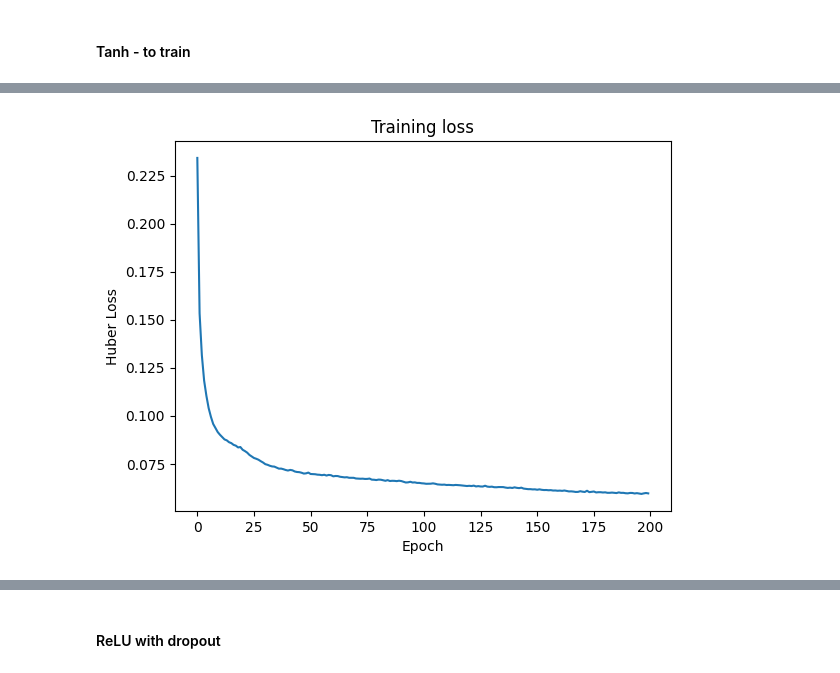
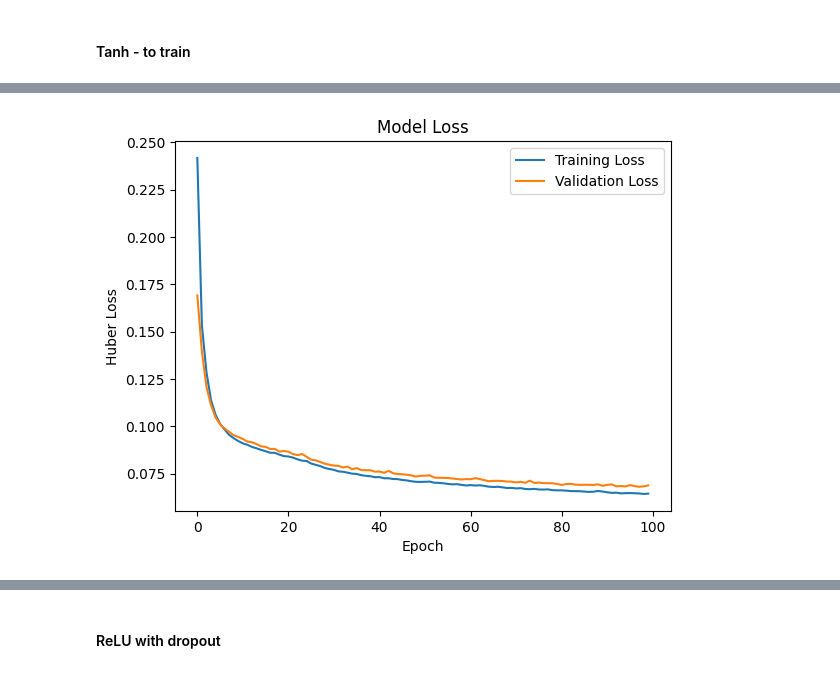
Before and after one commit to andreamurari/DataDriven_Soccer_Scouting, a Jupyter notebook: DataDriven_Soccer_Scouting.ipynb, the cells around one changed output, grey strips where cells are left out. Drawn from its saved outputs; the diff is of its cells as text; code cells hidden in the pictures.

```diff
--- a/DataDriven_Soccer_Scouting.ipynb
+++ b/DataDriven_Soccer_Scouting.ipynb
@@ -83,9 +86,15 @@ X = df[features].copy()
 
 print(f"Matrix 'X' shape: {X.shape[0]} players x {X.shape[1]} statistics")
 
-# Standardize the features
+X_train, X_val = train_test_split(X, test_size=0.2, random_state=42)
+
 scaler = StandardScaler()
-X_scaled = scaler.fit_transform(X)
+
+# FIT (impara media e varianza) e TRANSFORM (applica) SOLO sul train
+X_train_scaled = scaler.fit_transform(X_train)
+
+# SOLO TRANSFORM sul validation, usando le regole imparate sopra
+X_val_scaled = scaler.transform(X_val)
 
 # IMPORTANT: Save the original features list (before it gets modified in KMeans section)
 # Why? The KMeans section will remove "noisy" columns (Playing Time, Penalties, etc.)
@@ -396,29 +303,28 @@ Extracting 10D DNA representation...
 # %% [markdown]
 #### Tanh - to train
 # %%
-%%script echo skipping
 print("--- Building Deep Autoencoder (TensorFlow/Keras) ---")
 
-input_dim = X_scaled.shape[1]
+# L'input deve essere la dimensione dei dati scalati, NON di X_scaled globale
+input_dim = X_train_scaled.shape[1]
 
 # ==========================================
 # 1. MODEL ARCHITECTURE
 # ==========================================
-# Input
 input_layer = layers.Input(shape=(input_dim,))
 
-# ENCODER (tanh compression)
+# ENCODER (Coerente: usiamo solo ReLU per i layer nascosti)
 encoded = layers.Dense(64, activation='tanh')(input_layer)
 encoded = layers.Dense(32, activation='tanh')(encoded)
 
-# BOTTLENECK (10-dimensional latent space)
-bottleneck_layer = layers.Dense(10, activation='tanh', name='dna_bottleneck')(encoded)
+# BOTTLENECK (Corretto a 'linear' per mappare liberamente le distribuzioni)
+bottleneck_layer = layers.Dense(10, activation='linear', name='dna_bottleneck')(encoded)
 
-# DECODER (Reconstruction)
+# DECODER
 decoded = layers.Dense(32, activation='tanh')(bottleneck_layer)
 decoded = layers.Dense(64, activation='tanh')(decoded)
 
-# Final output (returns to original number of columns, linear)
+# Final output (Lineare, per ricostruire i valori originariamente standardizzati)
 output_layer = layers.Dense(input_dim, activation='linear')(decoded)
 
 # ==========================================
@@ -428,14 +334,28 @@ autoencoder = models.Model(inputs=input_layer, outputs=output_layer)
 autoencoder.compile(optimizer='adam', loss='huber')
 
 print("\nTraining in progress...")
-autoencoder.fit(X_scaled, X_scaled, epochs=200, batch_size=32, verbose=1)
+
+# L'EarlyStopping è obbligatorio per non far memorizzare a memoria il dataset alla rete
+early_stop = EarlyStopping(monitor='val_loss', patience=15, restore_best_weights=True)
+
+# Addestriamo SOLO sul train set e validiamo sul validation set
+history = autoencoder.fit(
+    X_train_scaled, X_train_scaled,
+    epochs=100,
+    batch_size=32,
+    validation_data=(X_val_scaled, X_val_scaled), # Validation esplicito
+    callbacks=[early_stop],
+    verbose=1
+)
 print("Training completed!")
 
-plot_loss = autoencoder.history.history['loss']
-plt.plot(plot_loss)
-plt.title('Training loss')
-plt.xlabel('Epoch')
-plt.ylabel('Huber Loss')
+# Tracciamo entrambe le curve per verificare l'assenza di overfitting
+plt.plot(history.history['loss'], label='Training Loss')
+plt.plot(history.history['val_loss'], label='Validation Loss')
+plt.title("Model Loss")
+plt.xlabel("Epoch")
+plt.ylabel("Huber Loss")
+plt.legend()
 plt.show()
 
 # ==========================================
@@ -443,15 +363,22 @@ plt.show()
 # ==========================================
 print("\nExtracting 10D DNA representation...")
 
+# Ora separiamo l'encoder dal resto della rete
 encoder = models.Model(inputs=input_layer, outputs=bottleneck_layer)
-bottleneck = encoder.predict(X_scaled)
 
-# Save reusable encoder for web app inference
-#encoder.save("saved_models/encoder_tanh.keras")
+# IMPORTANTE: Se lo scopo ora è estrarre le statistiche dell'INTERO database per
+# le tue dashboard o ricerche di similarità, devi prima trasformare l'intero X originale.
+# X_all_scaled = scaler.transform(X) # <-- NOTA: Usa SOLO transform, lo scaler è quello fittato sul train!
+
+X_all_scaled = scaler.transform(X)
+bottleneck_all = encoder.predict(X_all_scaled)
 
 ae_columns = [f'AE_{i+1}' for i in range(10)]
-df_ae_tanh = pd.DataFrame(bottleneck, columns=ae_columns)
-df_latent_ae_tanh = pd.concat([df_info_reset, df_ae_tanh], axis=1)
+df_ae = pd.DataFrame(bottleneck_all, columns=ae_columns)
+
+# Assicurati che df_info_reset (che immagino contenga nomi e ID dei giocatori)
+# sia allineato per riga all'intero dataset X.
+df_latent_ae_tanh = pd.concat([df_info_reset, df_ae], axis=1)
 # %% [output]
 --- Building Deep Autoencoder (TensorFlow/Keras) ---
 
@@ -472,3 +399,3 @@ Epoch 200/200
 Training completed!
-[figure, old version]
+[figure, new version]
 Extracting 10D DNA representation...
```
Also changed, not shown: parts of 19 cells of this notebook, 4 other files.
